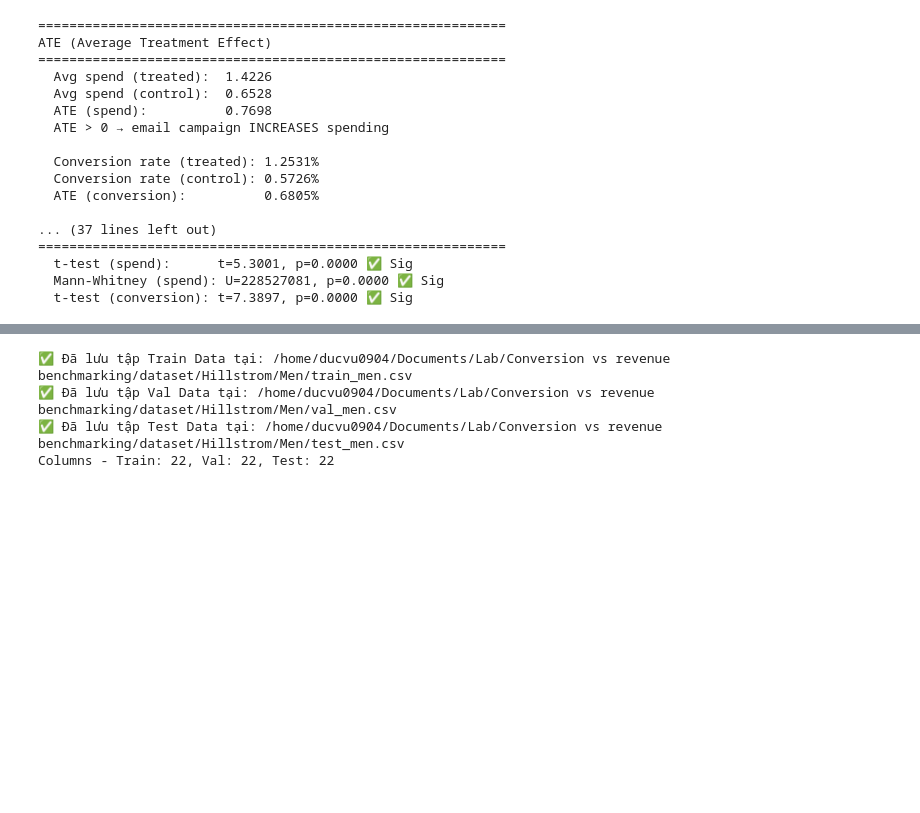
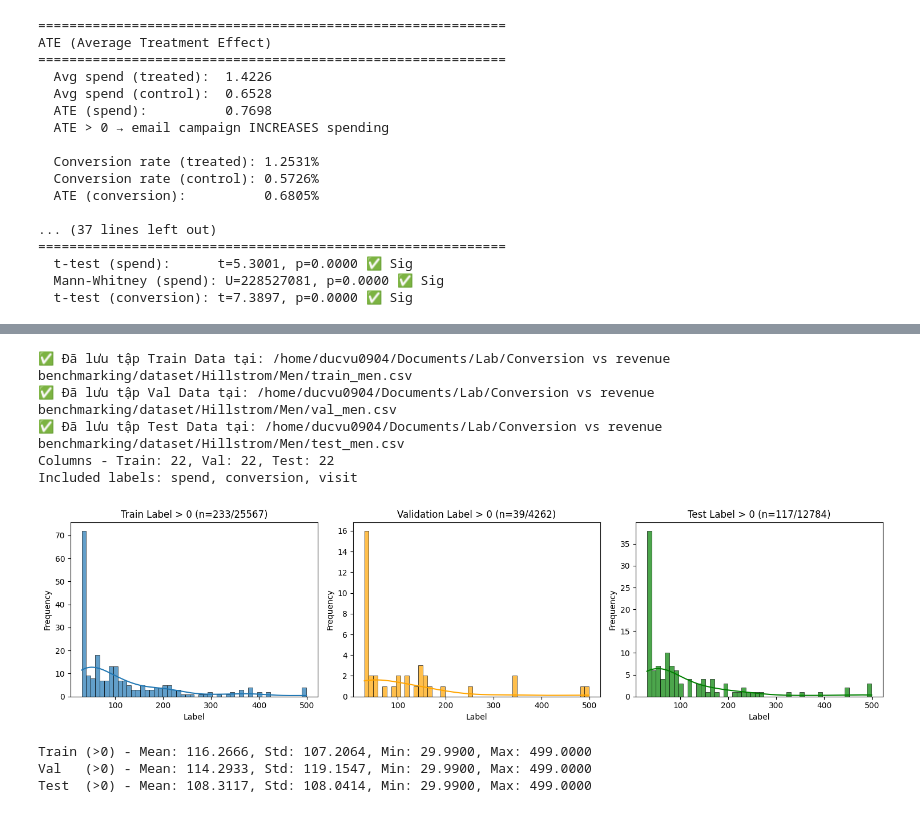
Before and after one commit to ducvu0904/Benchmark-conversion-vs-revenue-uplift-modeling, a Jupyter notebook: dataset/Hillstrom/Men/EDA_men.ipynb, the cells around one changed output, grey strips where cells are left out. Cells and saved outputs as stored; diff of their text form; code cells hidden in the pictures; blank space fills up the shorter version.

```diff
--- a/dataset/Hillstrom/Men/EDA_men.ipynb
+++ b/dataset/Hillstrom/Men/EDA_men.ipynb
@@ -232,24 +272,30 @@ Spend mean - Train: 1.06, Val: 1.05, Test: 0.99
 # %%
 import os
 
-# Gom lại các features, treatment và outcome thành DataFrame để lưu CSV
+# Gom lại các features + treatment + labels thành DataFrame để lưu CSV
 feature_cols = x_men_train_encode.columns
 
 df_train = pd.DataFrame(x_men_train, columns=feature_cols)
-df_train['treatment'] = t_men_train
-df_train['spend'] = y_men_train
+df_train["treatment"] = t_men_train
+df_train["spend"] = y_men_train
+df_train["conversion"] = conv_men_train
+df_train["visit"] = visit_men_train
 
 df_val = pd.DataFrame(x_men_val, columns=feature_cols)
-df_val['treatment'] = t_men_val
-df_val['spend'] = y_men_val
+df_val["treatment"] = t_men_val
+df_val["spend"] = y_men_val
+df_val["conversion"] = conv_men_val
+df_val["visit"] = visit_men_val
 
 df_test = pd.DataFrame(x_men_test, columns=feature_cols)
-df_test['treatment'] = t_men_test
-df_test['spend'] = y_men_test
+df_test["treatment"] = t_men_test
+df_test["spend"] = y_men_test
+df_test["conversion"] = conv_men_test
+df_test["visit"] = visit_men_test
 
 # Drop các cột Unnamed nếu có trước khi lưu
 for _df in [df_train, df_val, df_test]:
-    unnamed_cols = [c for c in _df.columns if str(c).startswith('Unnamed')]
+    unnamed_cols = [c for c in _df.columns if str(c).lower().startswith("unnamed")]
     if unnamed_cols:
         _df.drop(columns=unnamed_cols, inplace=True)
 
@@ -268,8 +314,50 @@ print(f"✅ Đã lưu tập Train Data tại: {train_path}")
 print(f"✅ Đã lưu tập Val Data tại: {val_path}")
 print(f"✅ Đã lưu tập Test Data tại: {test_path}")
 print(f"Columns - Train: {df_train.shape[1]}, Val: {df_val.shape[1]}, Test: {df_test.shape[1]}")
+print("Included labels: spend, conversion, visit")
 # %% [output]
 ✅ Đã lưu tập Train Data tại: /home/ducvu0904/Documents/Lab/Conversion vs revenue benchmarking/dataset/Hillstrom/Men/train_men.csv
 ✅ Đã lưu tập Val Data tại: /home/ducvu0904/Documents/Lab/Conversion vs revenue benchmarking/dataset/Hillstrom/Men/val_men.csv
 ✅ Đã lưu tập Test Data tại: /home/ducvu0904/Documents/Lab/Conversion vs revenue benchmarking/dataset/Hillstrom/Men/test_men.csv
 Columns - Train: 22, Val: 22, Test: 22
+Included labels: spend, conversion, visit
+# %%
+import matplotlib.pyplot as plt
+import seaborn as sns
+
+# Filter only values > 0
+y_train_pos = y_men_train[y_men_train > 0]
+y_val_pos = y_men_val[y_men_val > 0]
+y_test_pos = y_men_test[y_men_test > 0]
+
+fig, axes = plt.subplots(1, 3, figsize=(15, 4))
+
+# Train
+sns.histplot(y_train_pos, bins=50, kde=True, ax=axes[0], alpha=0.7, edgecolor='black')
+axes[0].set_title(f'Train Label > 0 (n={len(y_train_pos)}/{len(y_men_train)})')
+axes[0].set_xlabel('Label')
+axes[0].set_ylabel('Frequency')
+
+# Validation
+sns.histplot(y_val_pos, bins=50, kde=True, ax=axes[1], alpha=0.7, color='orange', edgecolor='black')
+axes[1].set_title(f'Validation Label > 0 (n={len(y_val_pos)}/{len(y_men_val)})')
+axes[1].set_xlabel('Label')
+axes[1].set_ylabel('Frequency')
+
+# Test
+sns.histplot(y_test_pos, bins=50, kde=True, ax=axes[2], alpha=0.7, color='green', edgecolor='black')
+axes[2].set_title(f'Test Label > 0 (n={len(y_test_pos)}/{len(y_men_test)})')
+axes[2].set_xlabel('Label')
+axes[2].set_ylabel('Frequency')
+
+plt.tight_layout()
+plt.show()
+
+print(f"Train (>0) - Mean: {y_train_pos.mean():.4f}, Std: {y_train_pos.std():.4f}, Min: {y_train_pos.min():.4f}, Max: {y_train_pos.max():.4f}")
+print(f"Val   (>0) - Mean: {y_val_pos.mean():.4f}, Std: {y_val_pos.std():.4f}, Min: {y_val_pos.min():.4f}, Max: {y_val_pos.max():.4f}")
+print(f"Test  (>0) - Mean: {y_test_pos.mean():.4f}, Std: {y_test_pos.std():.4f}, Min: {y_test_pos.min():.4f}, Max: {y_test_pos.max():.4f}")
+# %% [output]
+[figure, added]
+Train (>0) - Mean: 116.2666, Std: 107.2064, Min: 29.9900, Max: 499.0000
+Val   (>0) - Mean: 114.2933, Std: 119.1547, Min: 29.9900, Max: 499.0000
+Test  (>0) - Mean: 108.3117, Std: 108.0414, Min: 29.9900, Max: 499.0000
```
Also changed, not shown: parts of 3 cells of this notebook, 12 other files.
